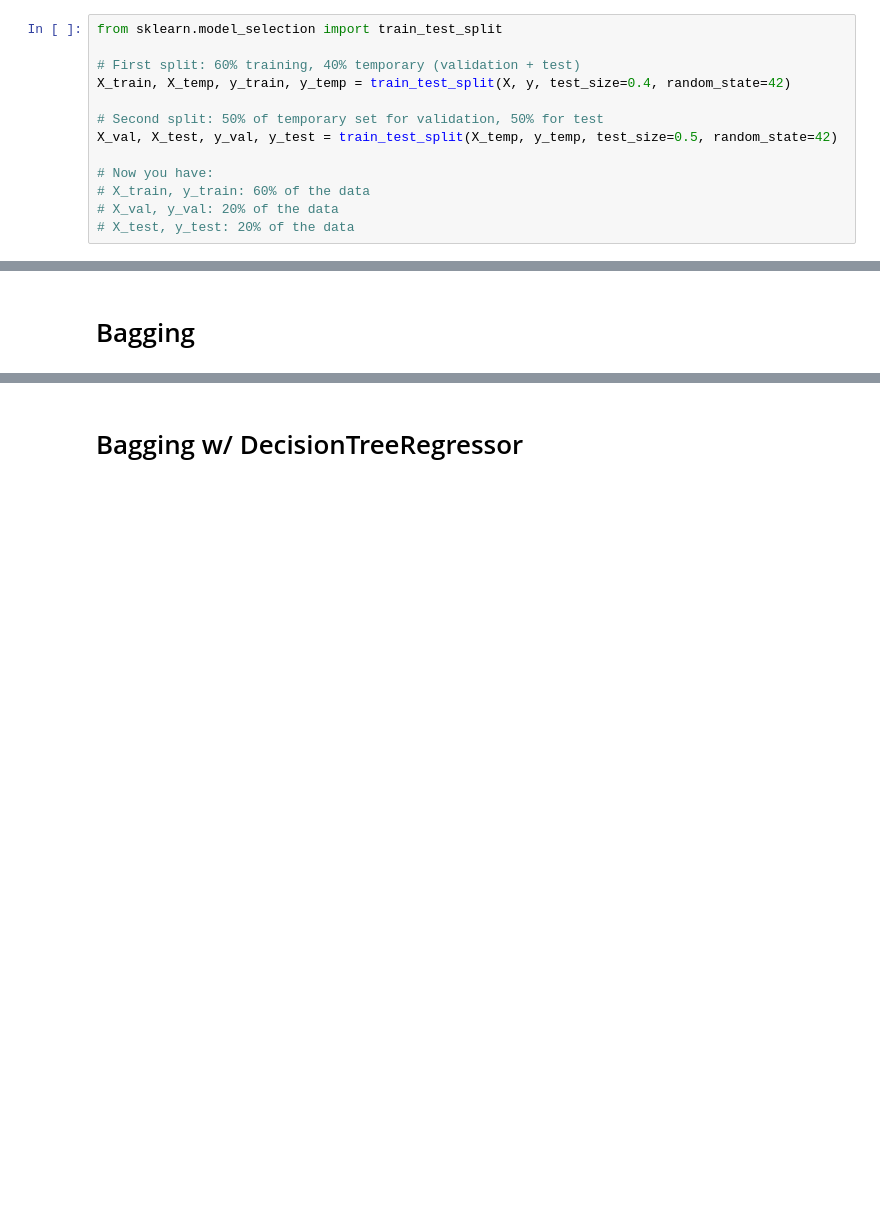
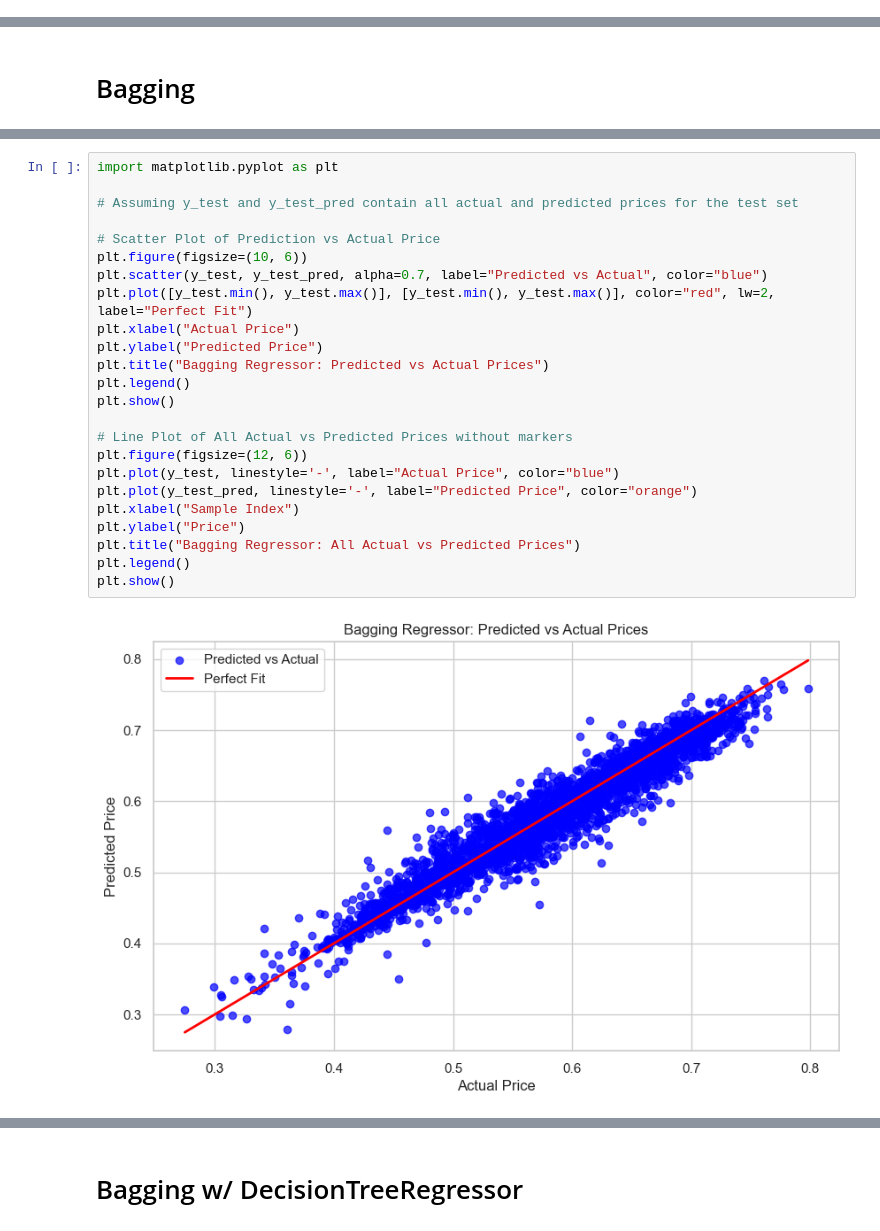
Before and after one commit to storlien/it3212-data-driven-software, a Jupyter notebook: assignment-3/bagging_boosting.ipynb, the cells around one changed output, grey strips where cells are left out. Cells and saved outputs as stored; diff of their text form; blank space fills up the shorter version.

```diff
--- a/assignment-3/bagging_boosting.ipynb
+++ b/assignment-3/bagging_boosting.ipynb
@@ -7,16 +7,3 @@ import matplotlib.pyplot as plt
 import numpy as np
 from sklearn.model_selection import train_test_split
 from sklearn.preprocessing import StandardScaler
-# %%
-from sklearn.model_selection import train_test_split
-
-# First split: 60% training, 40% temporary (validation + test)
-X_train, X_temp, y_train, y_temp = train_test_split(X, y, test_size=0.4, random_state=42)
-
-# Second split: 50% of temporary set for validation, 50% for test
-X_val, X_test, y_val, y_test = train_test_split(X_temp, y_temp, test_size=0.5, random_state=42)
-
-# Now you have:
-# X_train, y_train: 60% of the data
-# X_val, y_val: 20% of the data
-# X_test, y_test: 20% of the data
@@ -118,0 +105,26 @@ R² Score: 0.1101
+# %%
+import matplotlib.pyplot as plt
+
+# Assuming y_test and y_test_pred contain all actual and predicted prices for the test set
+
+# Scatter Plot of Prediction vs Actual Price
+plt.figure(figsize=(10, 6))
+plt.scatter(y_test, y_test_pred, alpha=0.7, label="Predicted vs Actual", color="blue")
+plt.plot([y_test.min(), y_test.max()], [y_test.min(), y_test.max()], color="red", lw=2, label="Perfect Fit")
+plt.xlabel("Actual Price")
+plt.ylabel("Predicted Price")
+plt.title("Bagging Regressor: Predicted vs Actual Prices")
+plt.legend()
+plt.show()
+
+# Line Plot of All Actual vs Predicted Prices without markers
+plt.figure(figsize=(12, 6))
+plt.plot(y_test, linestyle='-', label="Actual Price", color="blue")
+plt.plot(y_test_pred, linestyle='-', label="Predicted Price", color="orange")
+plt.xlabel("Sample Index")
+plt.ylabel("Price")
+plt.title("Bagging Regressor: All Actual vs Predicted Prices")
+plt.legend()
+plt.show()
+# %% [output]
+[figure, added]
```
Also changed, not shown: parts of 16 cells of this notebook, 1 other file.
